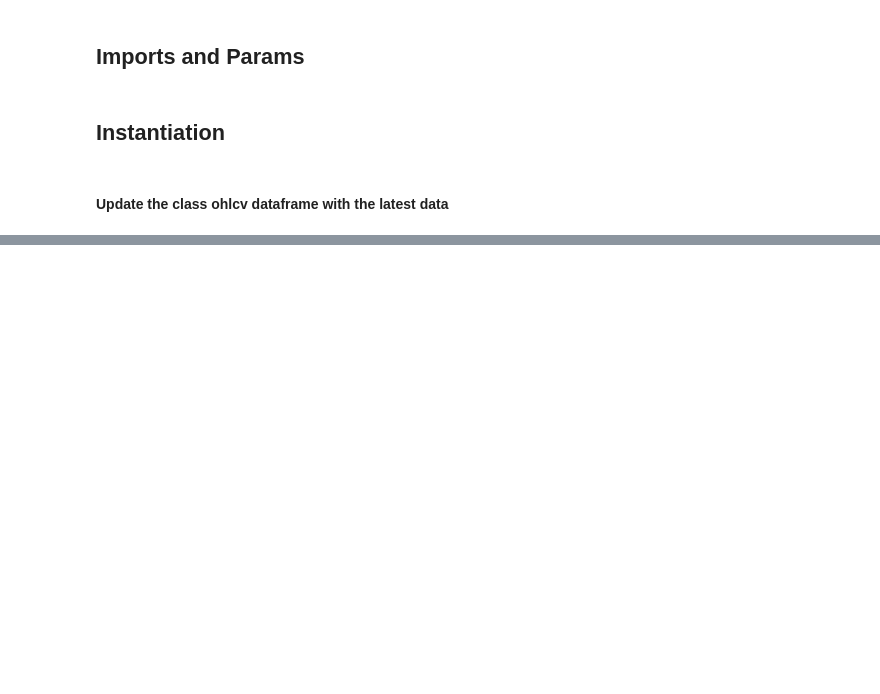
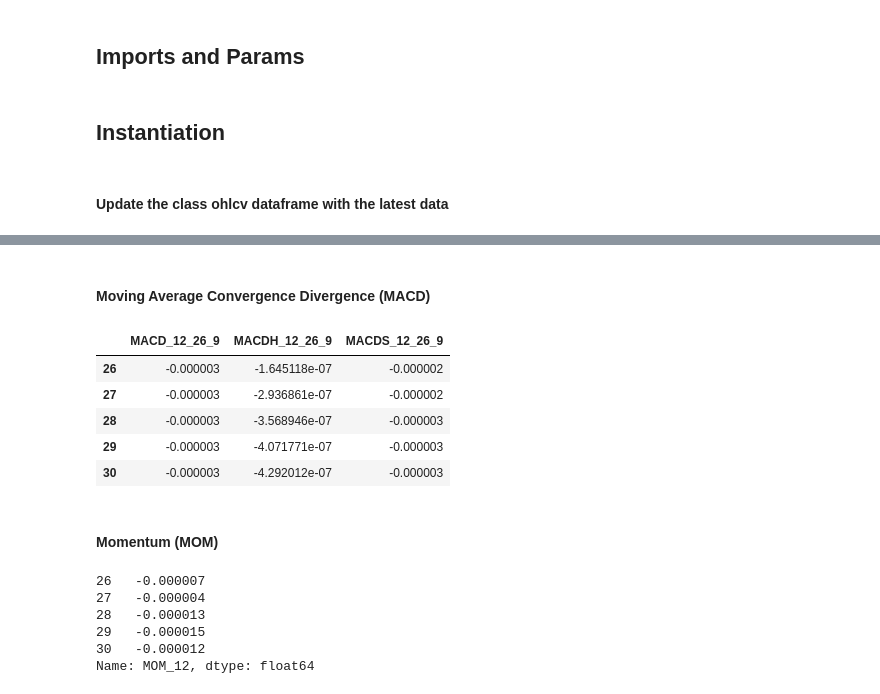
Before and after one commit to Distortedlogic/ionomy-python, a Jupyter notebook: docs/source/notebooks/bitta.ipynb, the cells around one changed output, grey strips where cells are left out. Saved outputs shown, nothing was run; the diff lists cells and outputs as text; code cells hidden in the pictures; blank space fills up the shorter version.

```diff
--- a/docs/source/notebooks/bitta.ipynb
+++ b/docs/source/notebooks/bitta.ipynb
@@ -184,0 +145,24 @@ class AnalysisIndicators(BasePandasObject)
+# %% [markdown]
+#### Moving Average Convergence Divergence (MACD)
+# %%
+macd_series = bta.macd(fast=12, slow=26, signal=9, offset=0)
+macd_series.tail()
+# %% [output]
+|  | MACD_12_26_9 | MACDH_12_26_9 | MACDS_12_26_9 |
+| 26 | -0.000003 | -1.645118e-07 | -0.000002 |
+| 27 | -0.000003 | -2.936861e-07 | -0.000002 |
+| 28 | -0.000003 | -3.568946e-07 | -0.000003 |
+| 29 | -0.000003 | -4.071771e-07 | -0.000003 |
+| 30 | -0.000003 | -4.292012e-07 | -0.000003 |
+# %% [markdown]
+#### Momentum (MOM)
+# %%
+mom_series = bta.mom(length=12, offset=0)
+mom_series.tail()
+# %% [output]
+26   -0.000007
+27   -0.000004
+28   -0.000013
+29   -0.000015
+30   -0.000012
+Name: MOM_12, dtype: float64
```
Also changed, not shown: parts of 184 cells of this notebook, 1 other file.
